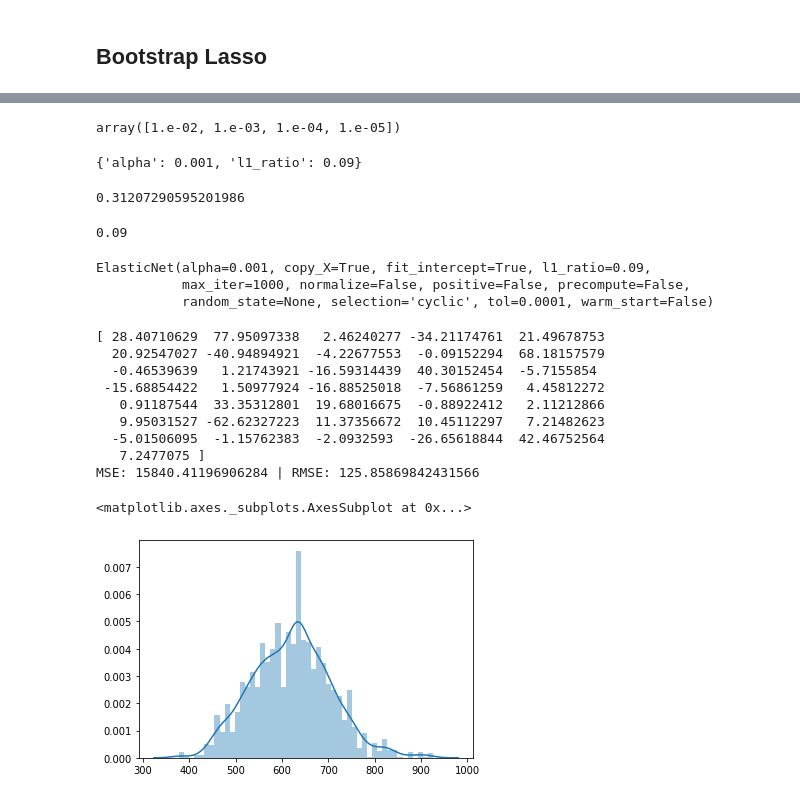
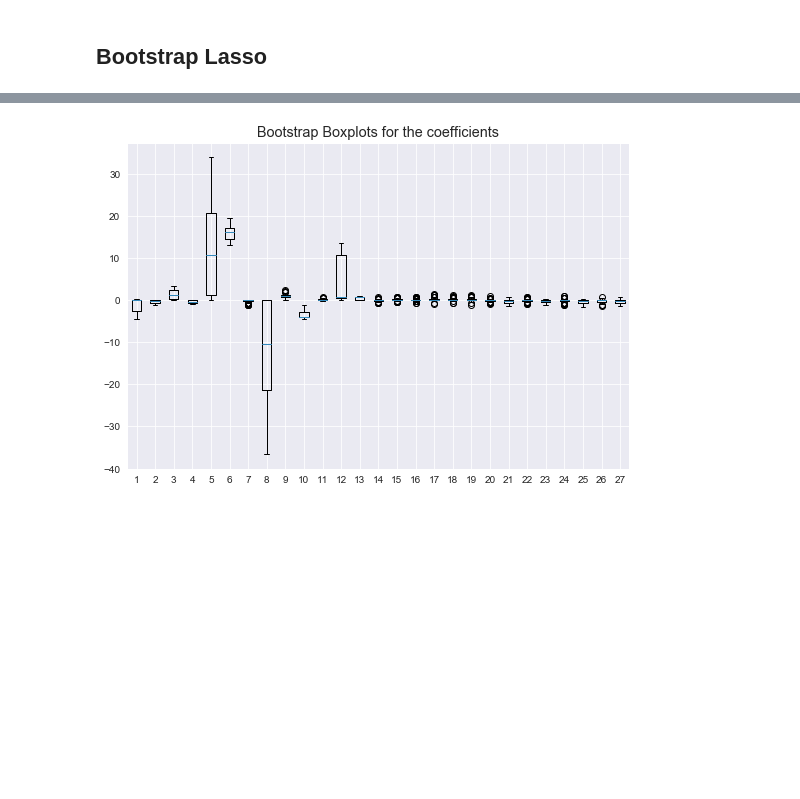
Before and after one commit to GunGro/MA8701, a Jupyter notebook: statlær2_facebookdata.ipynb, the cells around one changed output, grey strips where cells are left out. Cells and saved outputs as stored; diff of their text form; code cells hidden in the pictures; blank space fills up the shorter version.

```diff
--- a/statlær2_facebookdata.ipynb
+++ b/statlær2_facebookdata.ipynb
@@ -614,45 +577,9 @@ GridSearchCV(cv=5, error_score=nan,
-# %%
-alpha_values
-# %% [output]
-array([1.e-02, 1.e-03, 1.e-04, 1.e-05])
-# %%
-params = cv.best_params_
-print(params)
-cv.best_score_
-# %% [output]
-{'alpha': 0.001, 'l1_ratio': 0.09}
-0.31207290595201986
-# %%
-params['l1_ratio']
-# %% [output]
-0.09
-# %%
-lm = ElasticNet(alpha = params['alpha'], l1_ratio = params['l1_ratio'])
-
-lm.fit(x_train, y_train)
-# %% [output]
-ElasticNet(alpha=0.001, copy_X=True, fit_intercept=True, l1_ratio=0.09,
-           max_iter=1000, normalize=False, positive=False, precompute=False,
-           random_state=None, selection='cyclic', tol=0.0001, warm_start=False)
-# %%
-best_net = cv.best_estimator_
-print(best_net.coef_)
-y_pred = lm.predict(x_test)
-mse = np.mean(np.power(y_test - y_pred, 2))
-rmse = np.sqrt(mse)
-print("MSE: {0} | RMSE: {1}".format(mse, rmse))
-# %% [output]
-[ 28.40710629  77.95097338   2.46240277 -34.21174761  21.49678753
-  20.92547027 -40.94894921  -4.22677553  -0.09152294  68.18157579
-  -0.46539639   1.21743921 -16.59314439  40.30152454  -5.7155854
- -15.68854422   1.50977924 -16.88525018  -7.56861259   4.45812272
-   0.91187544  33.35312801  19.68016675  -0.88922412   2.11212866
-   9.95031527 -62.62327223  11.37356672  10.45112297   7.21482623
-  -5.01506095  -1.15762383  -2.0932593  -26.65618844  42.46752564
-   7.2477075 ]
-MSE: 15840.41196906284 | RMSE: 125.85869842431566
-# %%
-sns.distplot(y_pred,bins=50)
-# %% [output]
-<matplotlib.axes._subplots.AxesSubplot at 0x...>
-[figure, removed]
+# %%
+
+plt.figure(figsize=(9,6))
+plt.boxplot(coefs)
+plt.title('Bootstrap Boxplots for the coefficients')
+plt.savefig("boxplot_coeffs_B=%s.pdf" % bootstrap_size, dpi = 600)
+plt.show()
+# %% [output]
+[figure, added]
```
Also changed, not shown: parts of 11 cells of this notebook.
